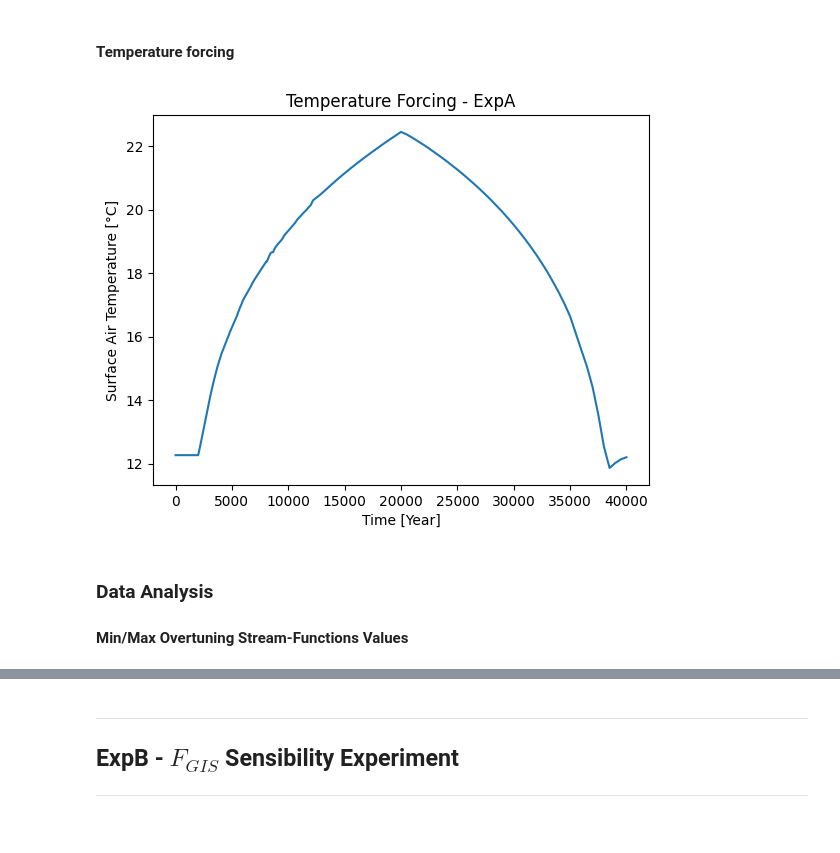
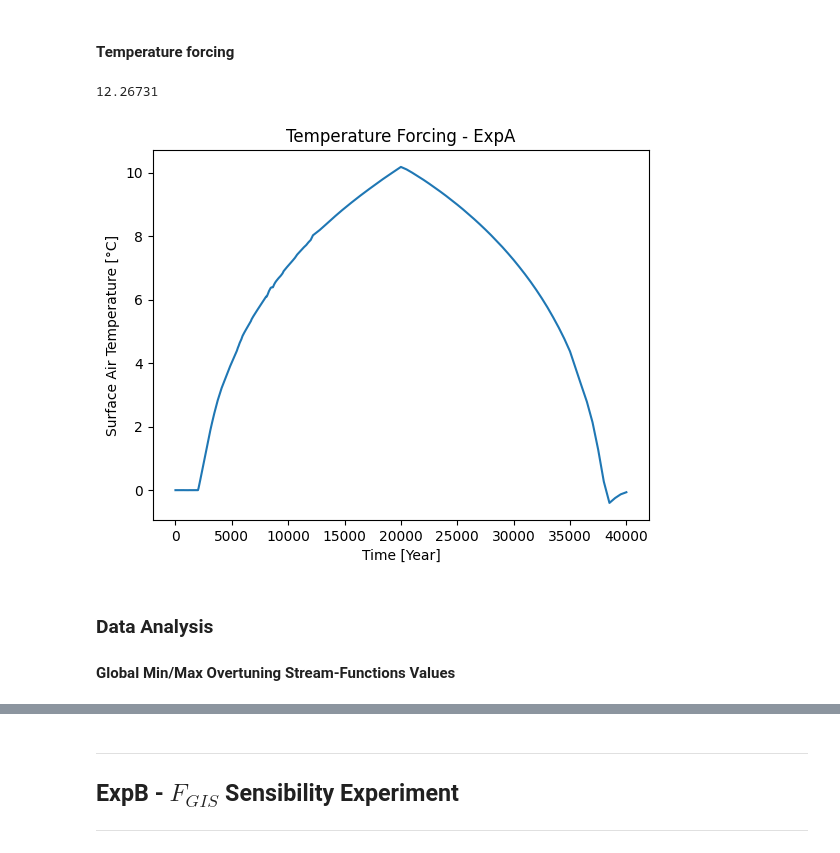
Before and after one commit to AmauryLaridon/LPHYS2299-Master-s-Thesis, a Jupyter notebook: cGenie Simulations/cGenie_exp_analysis.ipynb, the cells around one changed output, grey strips where cells are left out. Drawn from its saved outputs; the diff is of its cells as text; code cells hidden in the pictures.

Commit message:
v1.0 Analysis EXPA

```diff
--- a/cGenie Simulations/cGenie_exp_analysis.ipynb
+++ b/cGenie Simulations/cGenie_exp_analysis.ipynb
@@ -35,22 +35,44 @@ from IPython.display import Image
 # %% [markdown]
 Loading Data
 # %%
-## Personnal data path ##
+### Personnal data path ###
 
 personal_data_path_ExpA = "/home/amaury/Bureau/LPHYS2299 - Master's Thesis/Code/cGenie Simulations/jgerard simulations/bifurcation_CO2/biogem/"
 personal_data_path_ExpB = "/home/amaury/Bureau/LPHYS2299 - Master's Thesis/Code/cGenie Simulations/jgerard simulations/bifurcation_freshwater_flux_0.2Sv_sal_cst/biogem/"
 personal_data_path_ExpC = "/home/amaury/Bureau/LPHYS2299 - Master's Thesis/Code/cGenie Simulations/jgerard simulations/bifurcation_freshwater_flux_50_and_70_N_0.2Sv_sal_cst/biogem/"
+save_fig_dir = "/home/amaury/Bureau/LPHYS2299 - Master's Thesis/Code/cGenie Simulations/Figures/"
 
-## Reading data ##
+##### Reading data #####
 
+### Exp A ###
+
+## CO2 Forcing ##
 forcing_CO_2 = pd.read_table(personal_data_path_ExpA+"biogem_series_atm_pCO2_mod.res",header=1,sep=",")
 global_pCO2 = forcing_CO_2["0.279984E-03"]
 year_ExpA = forcing_CO_2["0.500"]
 
+## Temperature Forcing ##
 forcing_temp = pd.read_table(personal_data_path_ExpA+"biogem_series_atm_temp.res", header=1, sep=",")
 global_sat = forcing_temp["12.268095"]
+
+## Global and Atlantic Overturning Circulation ##
+
+opsi_ExpA = pd.read_table(personal_data_path_ExpA+"biogem_series_misc_opsi.res",header=1,sep=",")
+glob_min_overt_ExpA = opsi_ExpA["-35.594"]
+glob_max_overt_ExpA = opsi_ExpA["37.735"]
+atl_min_overt_ExpA = opsi_ExpA["-0.566"]
+atl_max_overt_ExpA = opsi_ExpA["14.398"]
+
+### Exp B ###
+
+
+### Exp C ###
+
+
+
 ## Output ##
 
 #print(forcing_temp)
 #print(global_sat)
 #print(forcing_CO_2)
+#print(opsi_ExpA)
@@ -85,16 +96,22 @@ plt.show()
 [figure]
 # %% [markdown]
 #### Temperature forcing
+# %%
+eq_temp_cGenie = global_sat[0]
+global_sat_anomaly_cGenie = global_sat - eq_temp_cGenie
+print(eq_temp_cGenie)
+# %% [output]
+12.26731
 # %%
-plt.plot(year_ExpA, global_sat)
+plt.plot(year_ExpA, global_sat_anomaly_cGenie)
 plt.title("Temperature Forcing - ExpA")
 plt.xlabel("Time [Year]")
 plt.ylabel("Surface Air Temperature [°C]")
-
+plt.savefig(save_fig_dir+'/EXPA/EXPA_Temp_forcing_anomaly')
 plt.show()
 # %% [output]
-[figure, old version]
+[figure, new version]
 # %% [markdown]
 ### Data Analysis
 
-#### Min/Max Overtuning Stream-Functions Values
+#### Global Min/Max Overtuning Stream-Functions Values
```
Also changed, not shown: parts of 8 cells of this notebook, 18 other files.
